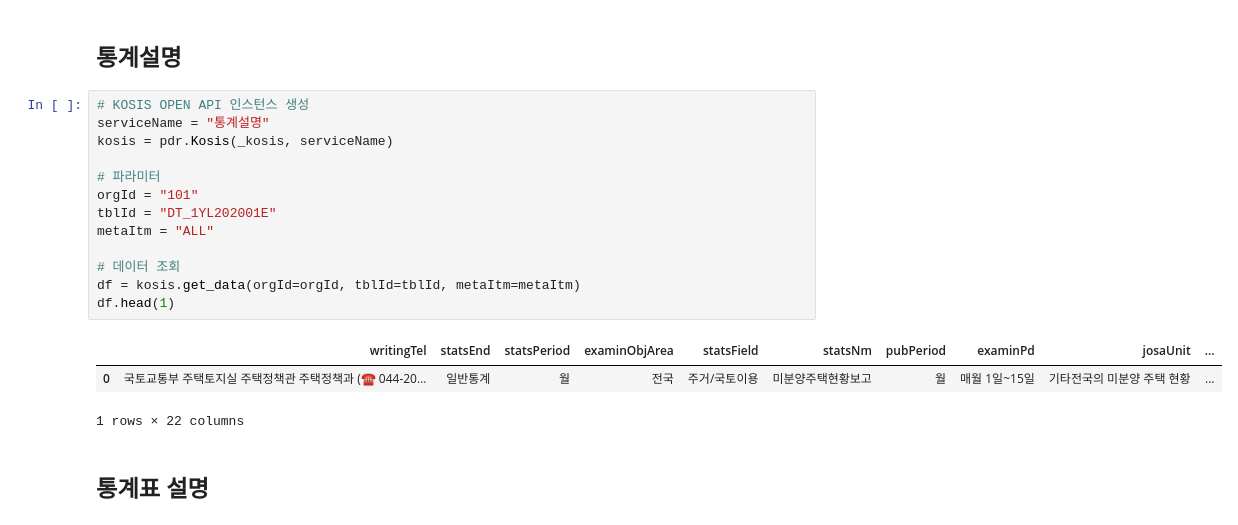
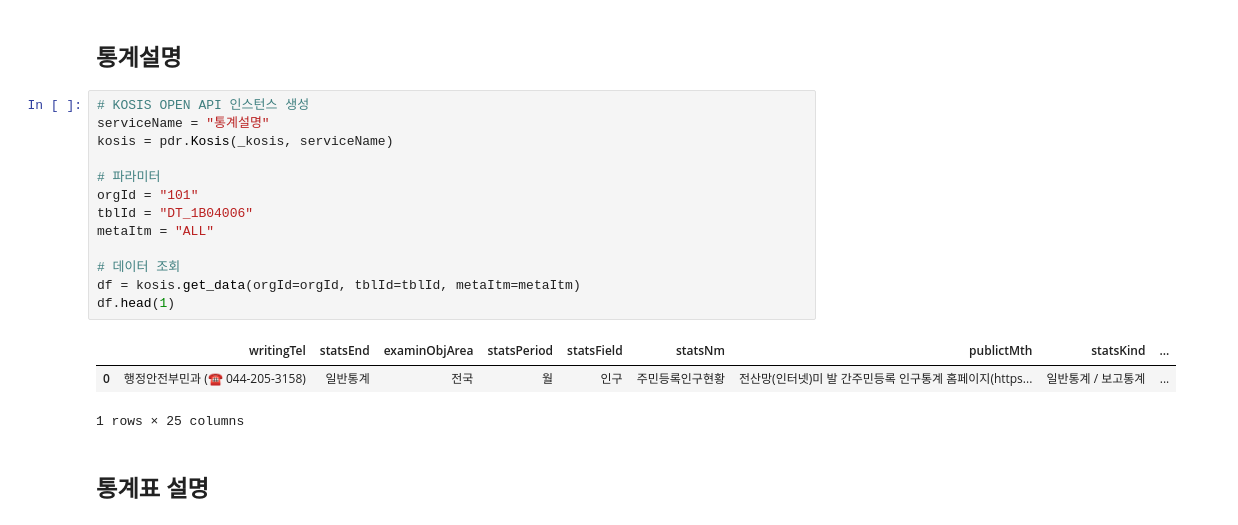
Before and after one commit to WooilJeong/PublicDataReader, a Jupyter notebook: test_kosis.ipynb, the cells around one changed output. Drawn from its saved outputs; the diff is of its cells as text.

```diff
--- a/test_kosis.ipynb
+++ b/test_kosis.ipynb
@@ -28,20 +28,20 @@ df.head(1)
 # %%
 # KOSIS OPEN API 인스턴스 생성
 serviceName = "통계설명"
 kosis = pdr.Kosis(_kosis, serviceName)
 
 # 파라미터
 orgId = "101"
-tblId = "DT_1YL202001E"
+tblId = "DT_1B04006"
 metaItm = "ALL"
 
 # 데이터 조회
 df = kosis.get_data(orgId=orgId, tblId=tblId, metaItm=metaItm)
 df.head(1)
 # %% [output]
-|  | writingTel | statsEnd | statsPeriod | examinObjArea | statsField | statsNm | pubPeriod | examinPd | josaUnit | ... |
-| 0 | 국토교통부 주택토지실 주택정책관 주택정책과 (☎ 044-20... | 일반통계 | 월 | 전국 | 주거/국토이용 | 미분양주택현황보고 | 월 | 매월 1일~15일 | 기타전국의 미분양 주택 현황 | ... |
+|  | writingTel | statsEnd | examinObjArea | statsPeriod | statsField | statsNm | publictMth | statsKind | ... |
+| 0 | 행정안전부민과 (☎ 044-205-3158) | 일반통계 | 전국 | 월 | 인구 | 주민등록인구현황 | 전산망(인터넷)미 발 간주민등록 인구통계 홈페이지(https... | 일반통계 / 보고통계 | ... |
-1 rows × 22 columns
+1 rows × 25 columns
 # %% [markdown]
 ## 통계표 설명
 # %% [markdown]
```
Also changed, not shown: parts of 11 cells of this notebook, 1 other file.
